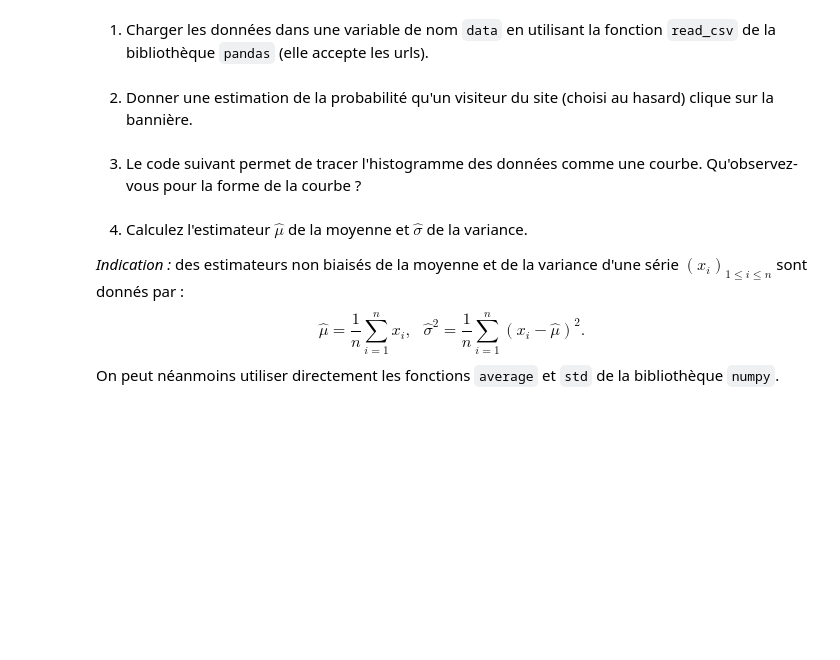
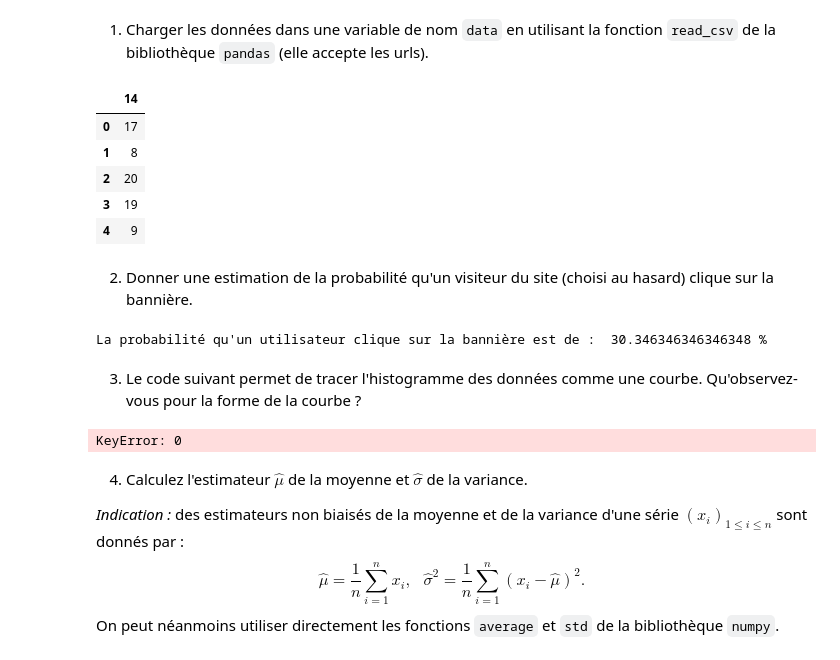
Before and after one commit to SUPREMEchelson/ProjetMathsDataScience, a Jupyter notebook: TP pour le 18 février/ProjetM2DATAEN.ipynb, the cells around one changed output. Saved outputs shown, nothing was run; the diff lists cells and outputs as text; code cells hidden in the pictures; blank space fills up the shorter version.

```diff
--- a/TP pour le 18 février/ProjetM2DATAEN.ipynb
+++ b/TP pour le 18 février/ProjetM2DATAEN.ipynb
@@ -408,8 +437,26 @@ On insère une bannière publicitaire dans une page web. On trace les connexions
 Les chiffres des clics (par jour) sont donnés dans le fichier <code>baniere.csv</code> disponible à l'adresse https://www.labri.fr/perso/zemmari/datasets/baniere.csv.
 # %% [markdown]
 1. Charger les données dans une variable de nom <code>data</code> en utilisant la fonction <code>read_csv</code> de la bibliothèque <code>pandas</code> (elle accepte les urls).
+# %%
+import pandas as pd
+
+data = pd.read_csv('baniere.csv')
+data.head()
+# %% [output]
+|  | 14 |
+| 0 | 17 |
+| 1 | 8 |
+| 2 | 20 |
+| 3 | 19 |
+| 4 | 9 |
 # %% [markdown]
 2. Donner une estimation de la probabilité qu'un visiteur du site (choisi au hasard) clique sur la bannière.
+# %%
+moyenne = data['14'].mean()
+pourcentage = moyenne * 2
+print("La probabilité qu'un utilisateur clique sur la bannière est de : ", pourcentage, '%')
+# %% [output]
+La probabilité qu'un utilisateur clique sur la bannière est de :  30.346346346346348 %
 # %% [markdown]
 3. Le code suivant permet de tracer l'histogramme des données comme une courbe. Qu'observez-vous pour la forme de la courbe ?
 # %%
@@ -423,6 +470,8 @@ print(x)
 y = [compteur[x[i]] for i in range(len(x))  ]
 print(y)
 plt.scatter(x, y, c='red', marker='+')
+# %% [output]
+KeyError: 0
 # %% [markdown]
 4. Calculez l'estimateur $\hat\mu$ de la moyenne et $\hat\sigma$ de la variance.
 
```
Also changed, not shown: parts of 14 cells of this notebook, 1 other file.
